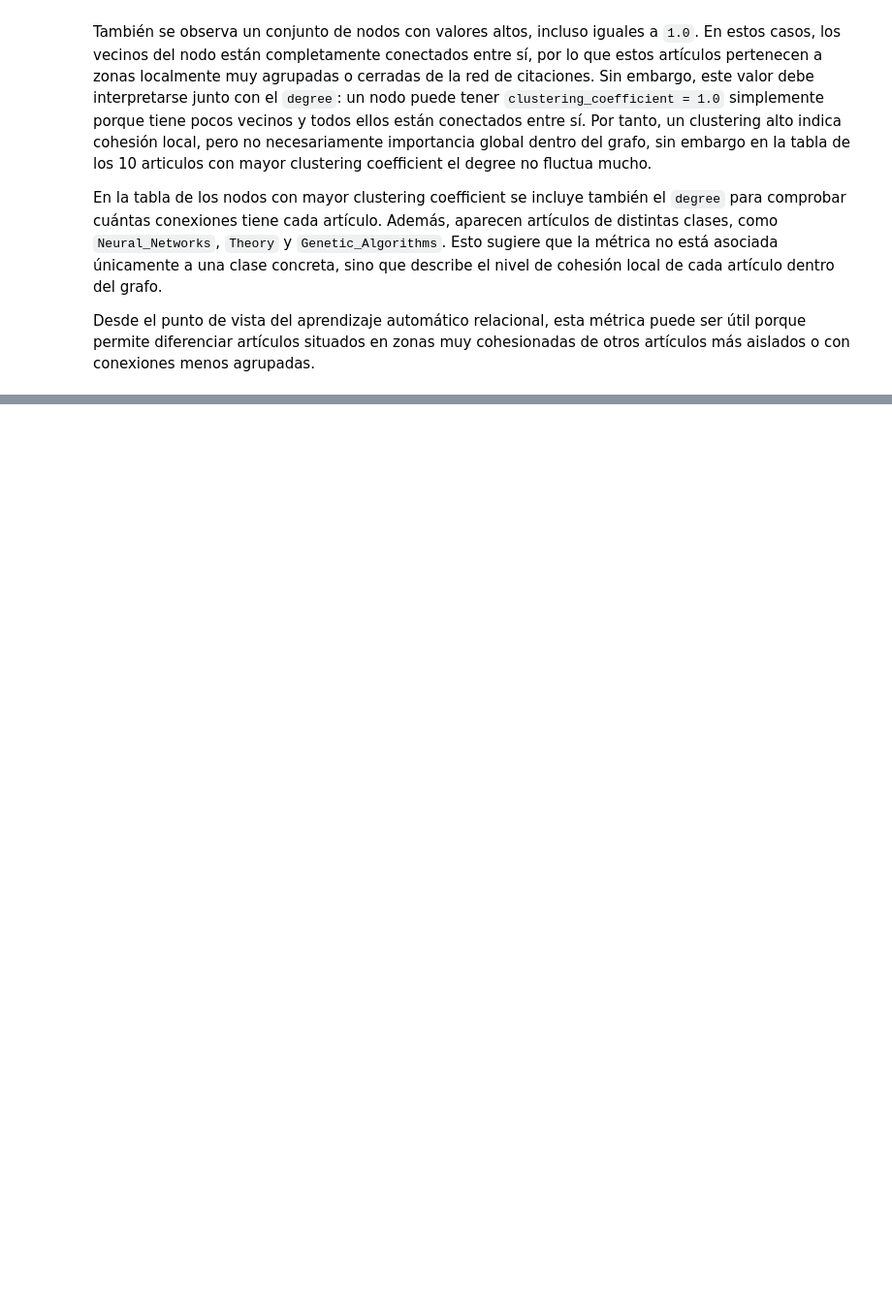
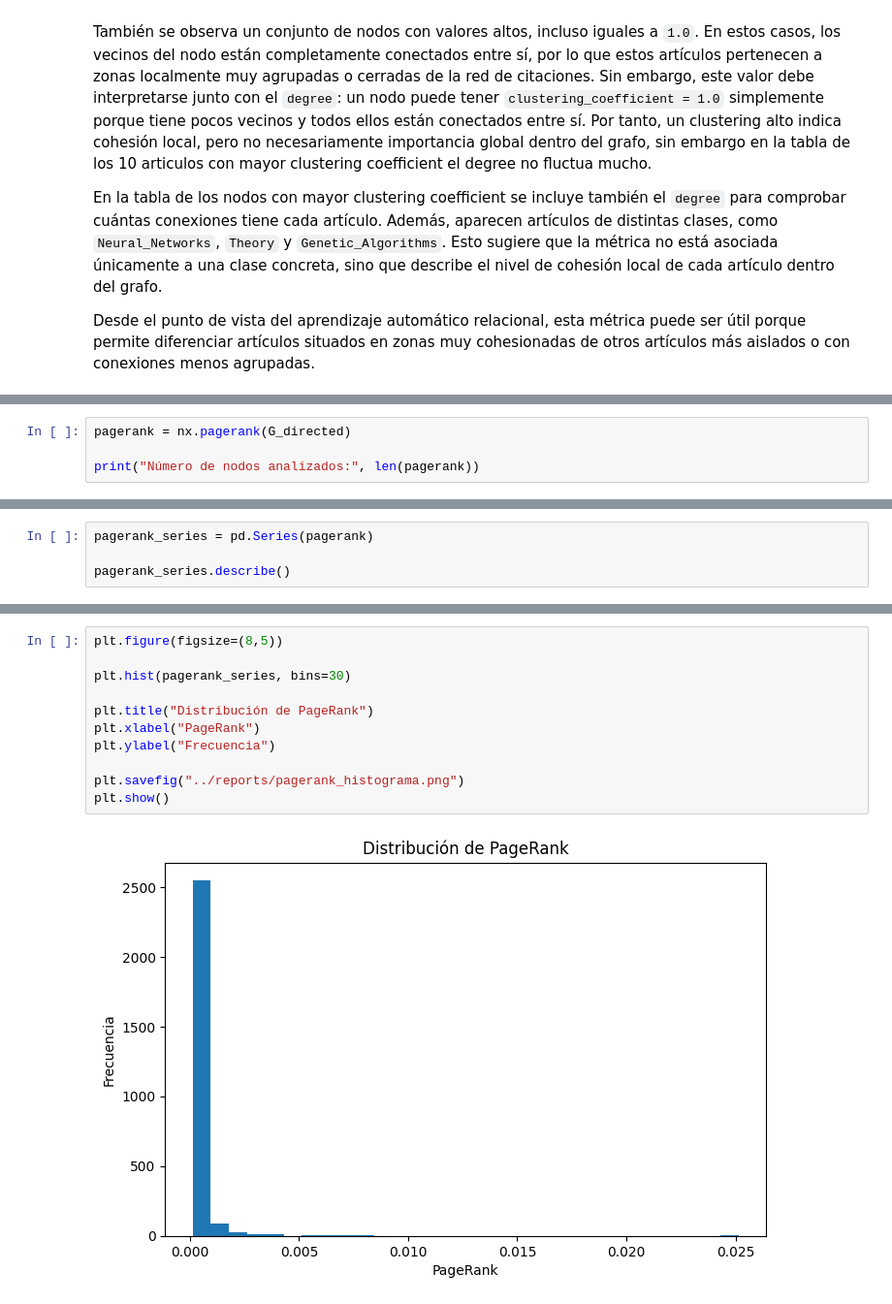
Before and after one commit to enriquepc004/ia-aprendizaje-relacional, a Jupyter notebook: notebooks/02_metricas_relacionales.ipynb, the cells around one changed output, grey strips where cells are left out. Shown at 97% size. Cells and saved outputs as stored; diff of their text form; blank space fills up the shorter version.

Commit message:
Métrica de Page Rank

```diff
--- a/notebooks/02_metricas_relacionales.ipynb
+++ b/notebooks/02_metricas_relacionales.ipynb
@@ -586,0 +595,4 @@ Desde el punto de vista del aprendizaje automático relacional, esta métrica pu
+# %%
+pagerank = nx.pagerank(G_directed)
+
+print("Número de nodos analizados:", len(pagerank))
@@ -586,0 +601,4 @@ Desde el punto de vista del aprendizaje automático relacional, esta métrica pu
+# %%
+pagerank_series = pd.Series(pagerank)
+
+pagerank_series.describe()
@@ -586,0 +615,13 @@ Desde el punto de vista del aprendizaje automático relacional, esta métrica pu
+# %%
+plt.figure(figsize=(8,5))
+
+plt.hist(pagerank_series, bins=30)
+
+plt.title("Distribución de PageRank")
+plt.xlabel("PageRank")
+plt.ylabel("Frecuencia")
+
+plt.savefig("../reports/pagerank_histograma.png")
+plt.show()
+# %% [output]
+[figure, added]
```
Also changed, not shown: parts of 9 cells of this notebook, 1 other file.
